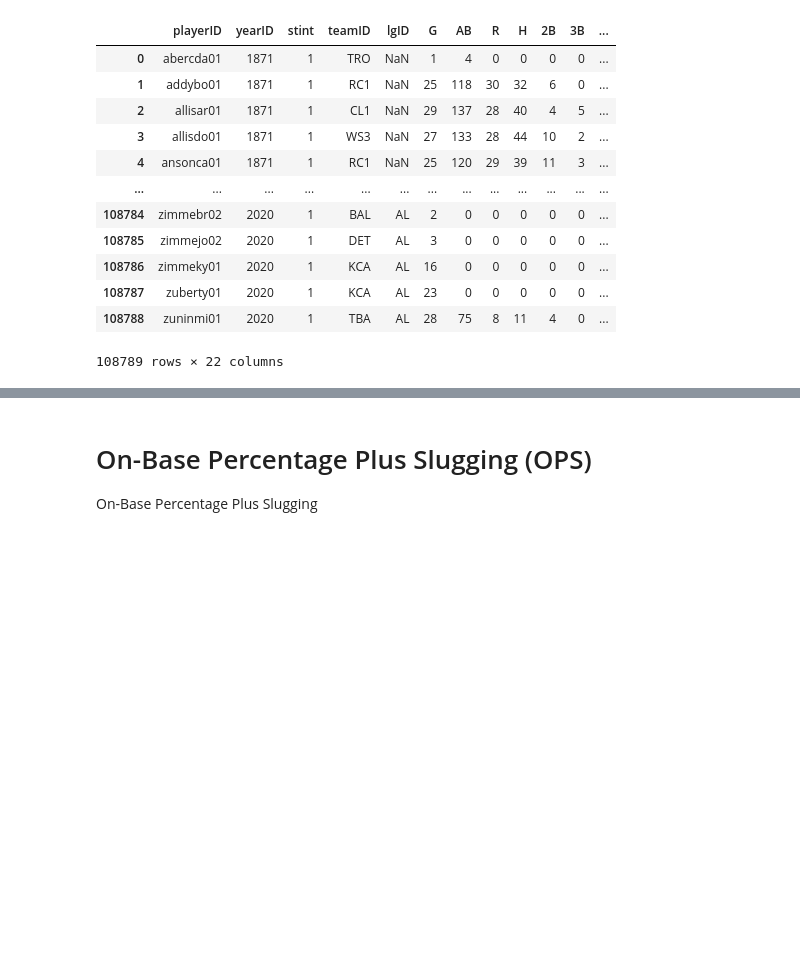
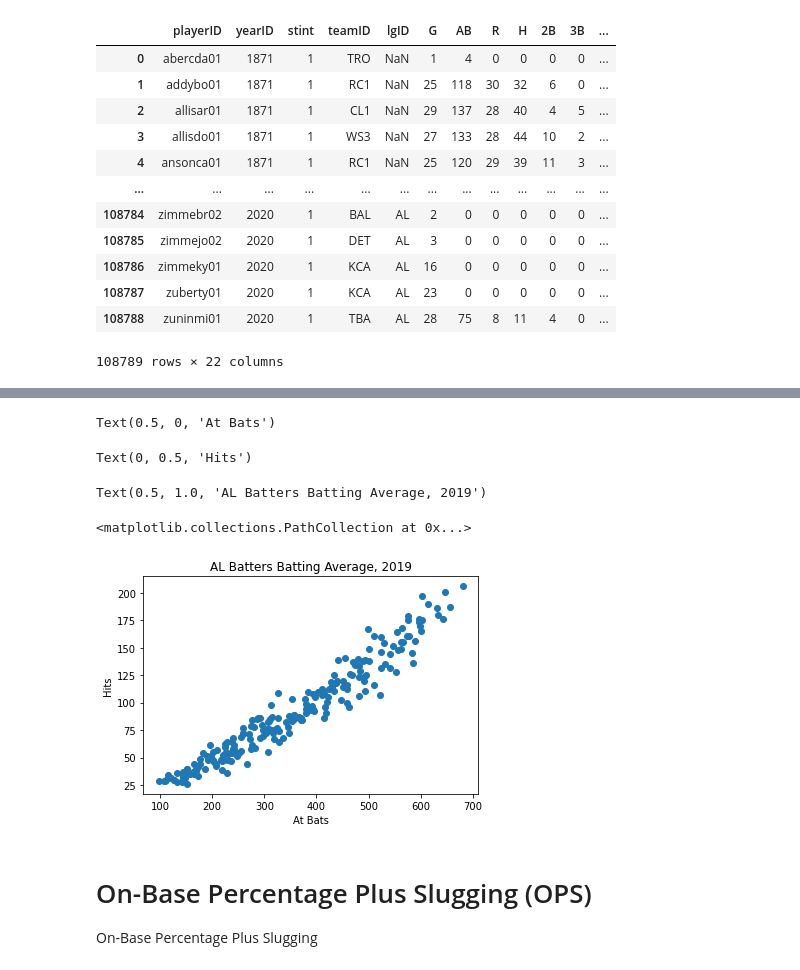
Before and after one commit to matthewjchin/Basics-of-Sabermetrics, a Jupyter notebook: Slugging.ipynb, the cells around one changed output, grey strips where cells are left out. Cells and saved outputs as stored; diff of their text form; code cells hidden in the pictures; blank space fills up the shorter version.

```diff
--- a/Slugging.ipynb
+++ b/Slugging.ipynb
@@ -107,3 +94,5 @@ Index(['playerID', 'yearID', 'stint', 'teamID', 'lgID', 'G', 'AB', 'R', 'H',
 # %%
-# import csv
-# fcsv = "slugpct.csv"
+import csv
+fcsv = "slugpct.csv"
+len(slugpct)
+# len(slugarr)
@@ -141,0 +159,3 @@ len(slugpct)
+# %%
+al_sluggers = pd.read_csv(fcsv)
+al_sluggers
@@ -180,3 +197,15 @@ plt.scatter(slugpct.AB, slugpct.H)
+# %%
+# Test scatterplot 2
+plt.xlabel("At Bats")
+plt.ylabel("Hits")
+plt.title("AL Batters Batting Average, 2019")
+plt.scatter(al_sluggers.AB, al_sluggers.H)
+# %% [output]
+Text(0.5, 0, 'At Bats')
+Text(0, 0.5, 'Hits')
+Text(0.5, 1.0, 'AL Batters Batting Average, 2019')
+<matplotlib.collections.PathCollection at 0x...>
+[figure, added]
 # %% [markdown]
 <h1>On-Base Percentage Plus Slugging (OPS)</h1>
 
```
Also changed, not shown: parts of 10 cells of this notebook, 1 other file.
